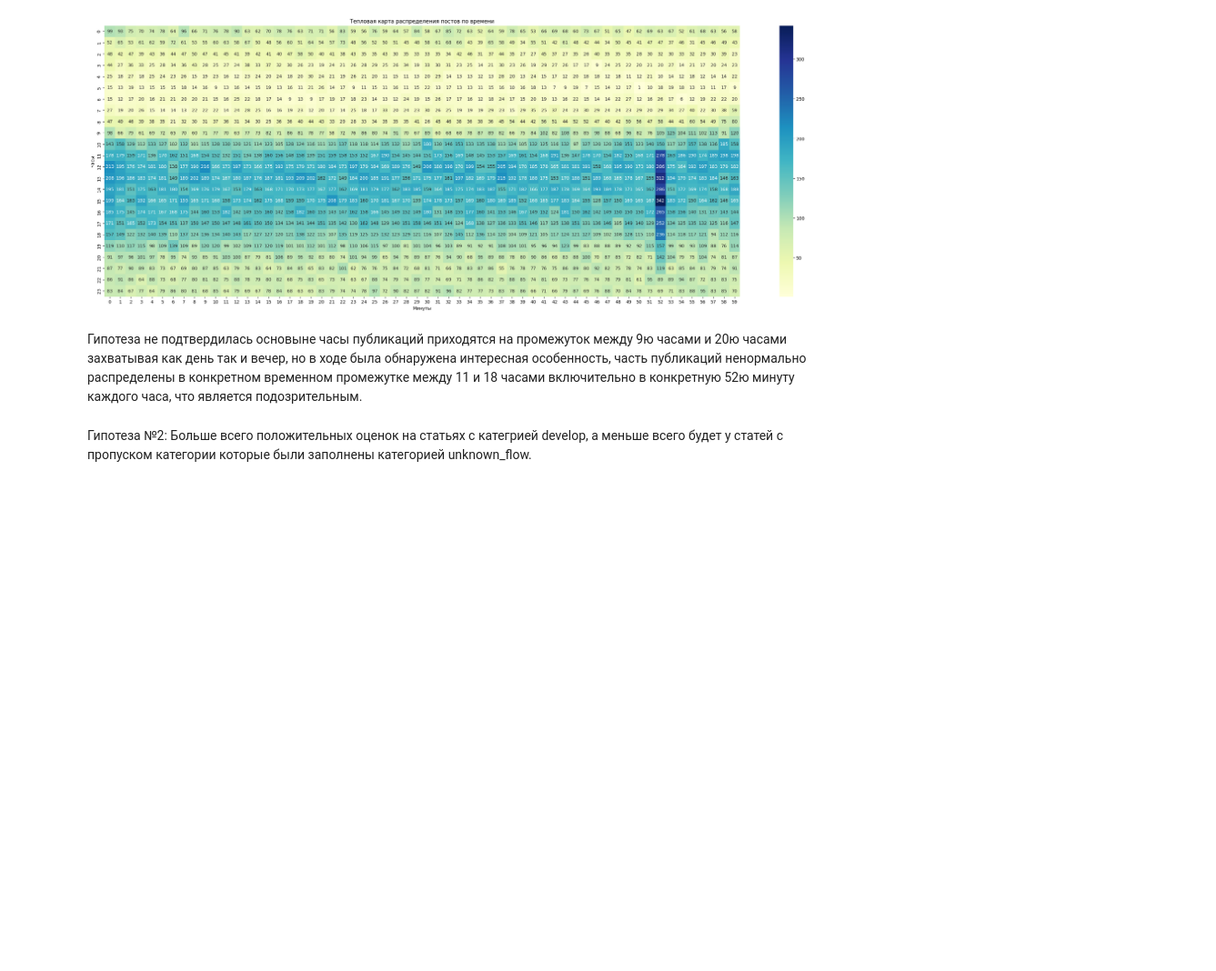
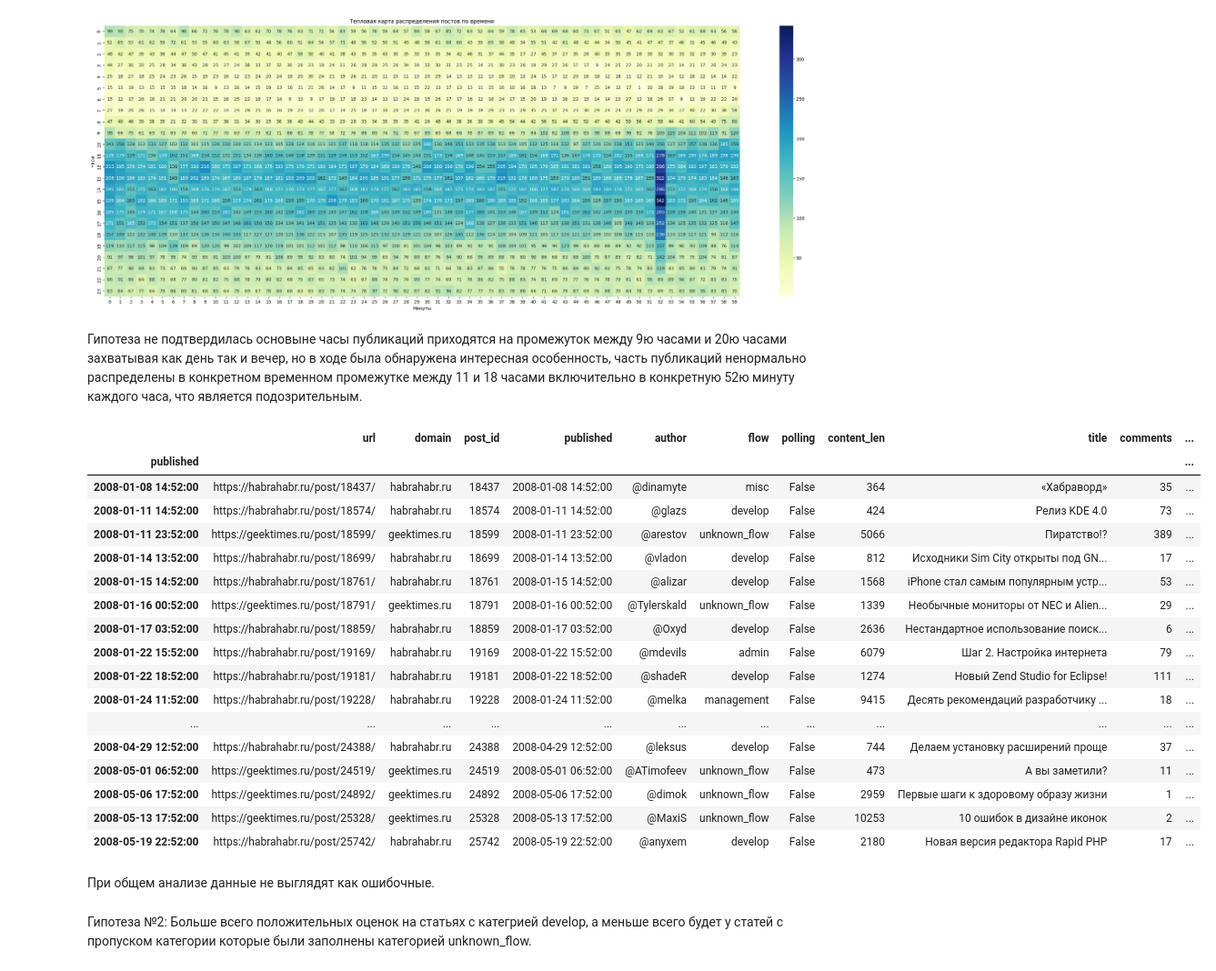
Before and after one commit to SifolDifol/HomeWorkForCourse, a Jupyter notebook: Атестация_Гавриков.ipynb, the cells around one changed output. Shown at 91% size. Cells and saved outputs as stored; diff of their text form; code cells hidden in the pictures; blank space fills up the shorter version.

```diff
--- a/Атестация_Гавриков.ipynb
+++ b/Атестация_Гавриков.ipynb
@@ -303,0 +302,2 @@ howpop_train_pub = howpop_train.drop(['url','domain','post_id','author','flow','
+# %%
+howpop_train_pub = howpop_train
@@ -345,6 +342,31 @@ plt.show()
 
 
 Гипотеза не подтвердилась основыне часы публикаций приходятся на промежуток между 9ю часами и 20ю часами захватывая как день так и вечер, но в ходе была обнаружена интересная особенность, часть публикаций ненормально распределены в конкретном временном промежутке между 11 и 18 часами включительно в конкретную 52ю минуту каждого часа, что является подозрительным.
+# %%
+howpop_train_pub_sort = howpop_train_pub[howpop_train_pub['minute'] == 52]
+# %%
+howpop_train_pub_sort.head(50)
+# %% [output]
+|  | url | domain | post_id | published | author | flow | polling | content_len | title | comments | ... |
+| published |  |  |  |  |  |  |  |  |  |  | ... |
+| 2008-01-08 14:52:00 | https://habrahabr.ru/post/18437/ | habrahabr.ru | 18437 | 2008-01-08 14:52:00 | @dinamyte | misc | False | 364 | «Хабраворд» | 35 | ... |
+| 2008-01-11 14:52:00 | https://habrahabr.ru/post/18574/ | habrahabr.ru | 18574 | 2008-01-11 14:52:00 | @glazs | develop | False | 424 | Релиз KDE 4.0 | 73 | ... |
+| 2008-01-11 23:52:00 | https://geektimes.ru/post/18599/ | geektimes.ru | 18599 | 2008-01-11 23:52:00 | @arestov | unknown_flow | False | 5066 | Пиратство!? | 389 | ... |
+| 2008-01-14 13:52:00 | https://habrahabr.ru/post/18699/ | habrahabr.ru | 18699 | 2008-01-14 13:52:00 | @vladon | develop | False | 812 | Исходники Sim City открыты под GN... | 17 | ... |
+| 2008-01-15 14:52:00 | https://habrahabr.ru/post/18761/ | habrahabr.ru | 18761 | 2008-01-15 14:52:00 | @alizar | develop | False | 1568 | iPhone стал самым популярным устр... | 53 | ... |
+| 2008-01-16 00:52:00 | https://geektimes.ru/post/18791/ | geektimes.ru | 18791 | 2008-01-16 00:52:00 | @Tylerskald | unknown_flow | False | 1339 | Необычные мониторы от NEC и Alien... | 29 | ... |
+| 2008-01-17 03:52:00 | https://habrahabr.ru/post/18859/ | habrahabr.ru | 18859 | 2008-01-17 03:52:00 | @Oxyd | develop | False | 2636 | Нестандартное использование поиск... | 6 | ... |
+| 2008-01-22 15:52:00 | https://habrahabr.ru/post/19169/ | habrahabr.ru | 19169 | 2008-01-22 15:52:00 | @mdevils | admin | False | 6079 | Шаг 2. Настройка интернета | 79 | ... |
+| 2008-01-22 18:52:00 | https://habrahabr.ru/post/19181/ | habrahabr.ru | 19181 | 2008-01-22 18:52:00 | @shadeR | develop | False | 1274 | Новый Zend Studio for Eclipse! | 111 | ... |
+| 2008-01-24 11:52:00 | https://habrahabr.ru/post/19228/ | habrahabr.ru | 19228 | 2008-01-24 11:52:00 | @melka | management | False | 9415 | Десять рекомендаций разработчику ... | 18 | ... |
+| ... | ... | ... | ... | ... | ... | ... | ... | ... | ... | ... | ... |
+| 2008-04-29 12:52:00 | https://habrahabr.ru/post/24388/ | habrahabr.ru | 24388 | 2008-04-29 12:52:00 | @leksus | develop | False | 744 | Делаем установку расширений проще | 37 | ... |
+| 2008-05-01 06:52:00 | https://geektimes.ru/post/24519/ | geektimes.ru | 24519 | 2008-05-01 06:52:00 | @ATimofeev | unknown_flow | False | 473 | А вы заметили? | 11 | ... |
+| 2008-05-06 17:52:00 | https://geektimes.ru/post/24892/ | geektimes.ru | 24892 | 2008-05-06 17:52:00 | @dimok | unknown_flow | False | 2959 | Первые шаги к здоровому образу жизни | 1 | ... |
+| 2008-05-13 17:52:00 | https://geektimes.ru/post/25328/ | geektimes.ru | 25328 | 2008-05-13 17:52:00 | @MaxiS | unknown_flow | False | 10253 | 10 ошибок в дизайне иконок | 2 | ... |
+| 2008-05-19 22:52:00 | https://habrahabr.ru/post/25742/ | habrahabr.ru | 25742 | 2008-05-19 22:52:00 | @anyxem | develop | False | 2180 | Новая версия редактора Rapid PHP | 17 | ... |
+# %% [markdown]
+При общем анализе данные не выглядят как ошибочные.
 # %% [markdown]
 Гипотеза №2: Больше всего положительных оценок на статьях с категрией develop, а меньше всего будет у статей с пропуском категории которые были заполнены категорией unknown_flow.
 # %%
```
Also changed, not shown: parts of 6 cells of this notebook.
